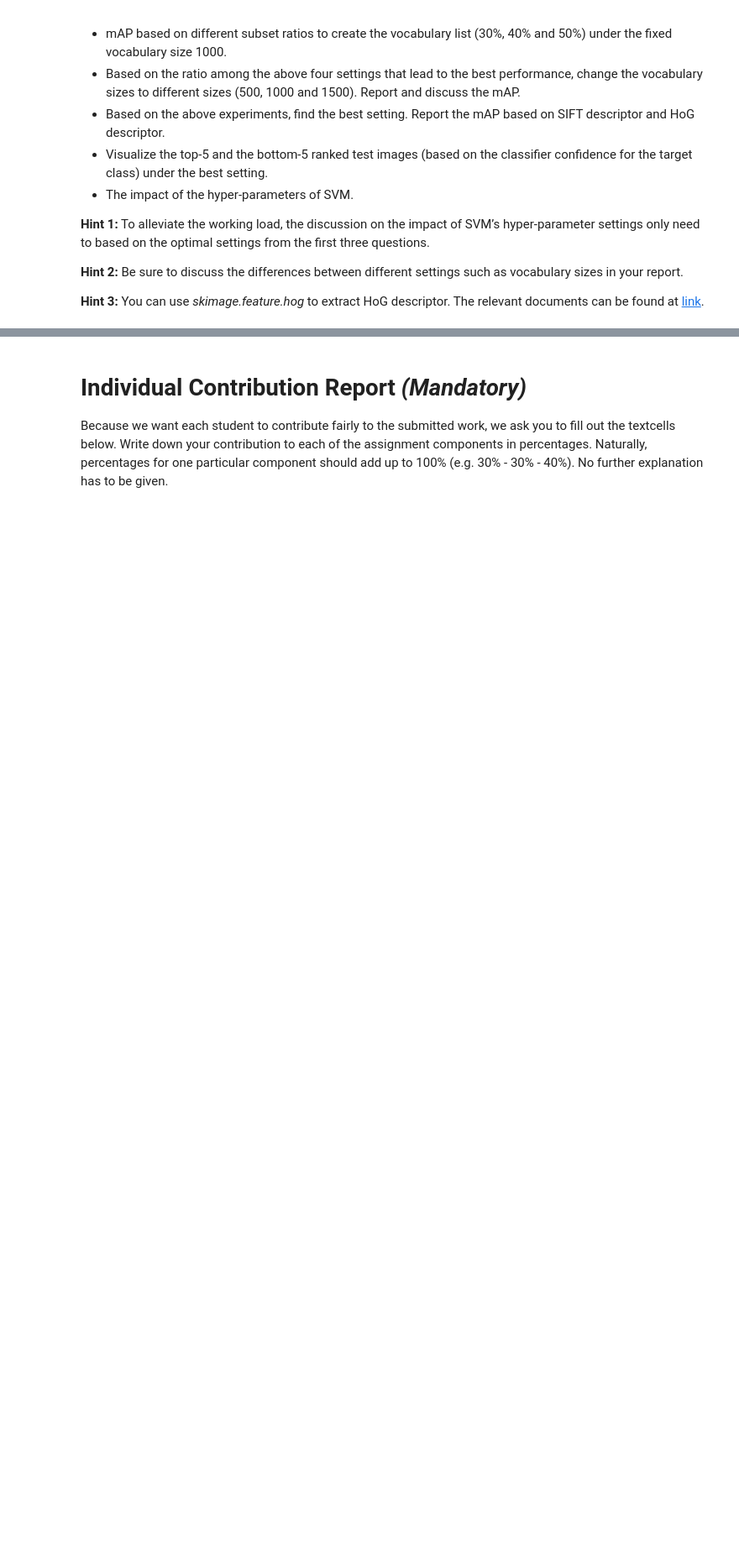
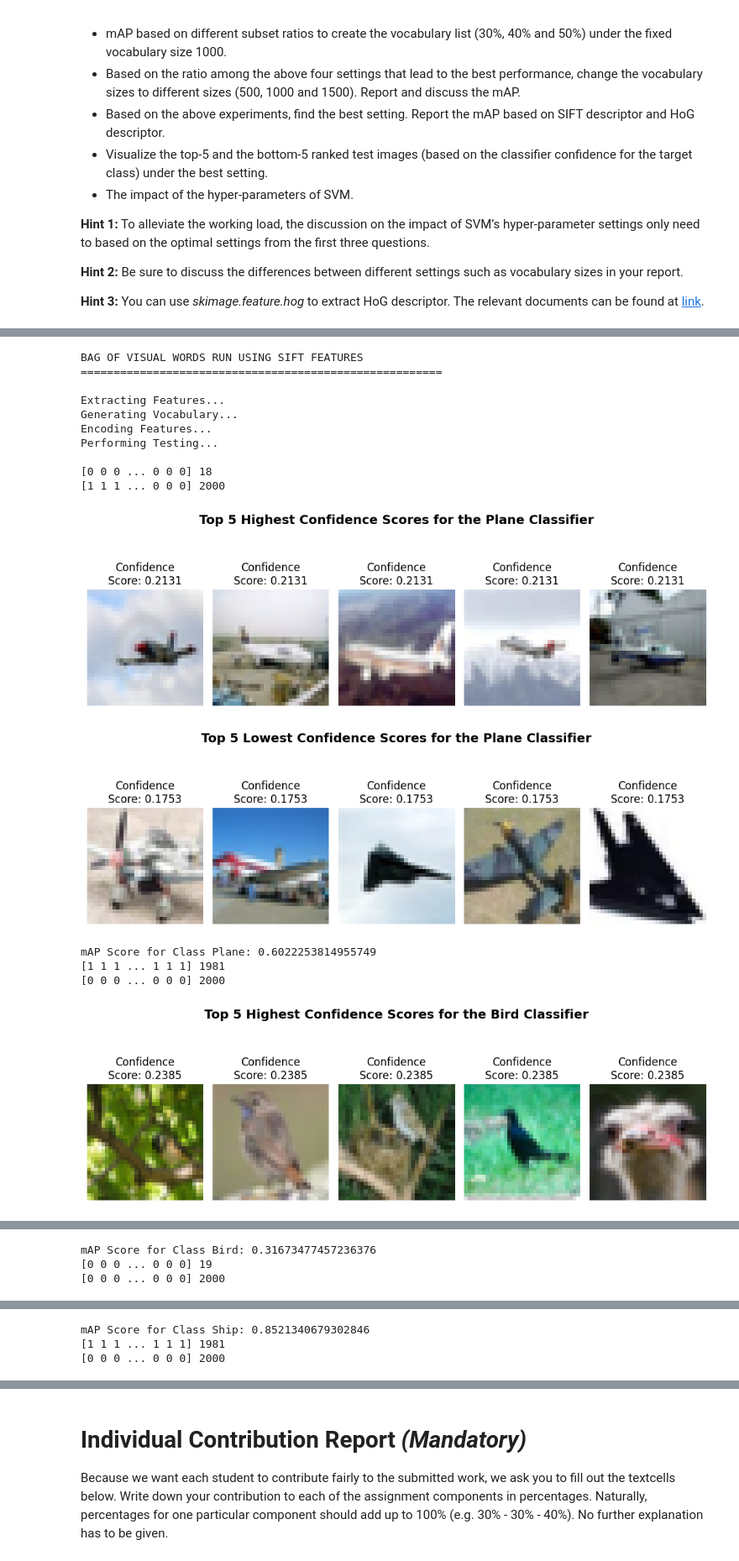
Before and after one commit to ekinfergan/ComputerVision1-UvA, a Jupyter notebook: Lab5/CV1 Final Lab 1.ipynb, the cells around one changed output, grey strips where cells are left out. Shown at 84% size. Drawn from its saved outputs; the diff is of its cells as text; code cells hidden in the pictures; blank space fills up the shorter version.

Commit message:
Param Sweeping + Label Weights

```diff
--- a/Lab5/CV1 Final Lab 1.ipynb
+++ b/Lab5/CV1 Final Lab 1.ipynb
@@ -719,11 +717,10 @@ def pipeline(images, threshold, training_label, class_names, num_classes, vocab_
     # Step 3) Feature Encoding using Vocabulary
     print("Encoding Features...")
     encoded_features = encode_features(features, data_vocab, ftype=ftype)
-    get_samples(encoded_features, threshold, training_label, vocab_size)
 
     # Step 4) Testing and Result Generation
     print("Performing Testing...\n")
-    test_data, test_idx = get_samples(encoded_features, threshold, training_label, vocabulary_size)
+    test_data, test_idx = get_samples(encoded_features, threshold, training_label, vocab_size)
     results = {}
     for label in range(num_classes):
 
@@ -791,3 +788,23 @@ mAP Score for Class Automobile: 0.9538994570710678
 
 Pipeline Done!
 =======================================================
+# %%
+################################
+
+# Cell Containing Results for Vocab Size Sweeping
+
+final_vocab = {}
+# 2) Different Vocabulary Sizes
+for vocab_size in [500, 1500]: # We already know the result for 1000 so it is not necessary here
+
+    print("Generating Results for Vocabulary Size:", vocab_size)
+    final_vocab[vocab_size] = pipeline(images=training_data,
+                                       threshold=0.5, # Best thus far (may need to reevaluate)
+                                       training_label=training_label,
+                                       class_names=class_names,
+                                       num_classes=num_classes,
+                                       vocab_size=vocab_size,
+                                       ftype="sift",
+                                       plot='off')
+
+################################
@@ -793,0 +866,33 @@ Pipeline Done!
+# %%
+################################
+
+# Cell Containing Visualization of Optimal Results
+
+# 4) Visualization
+pipeline(images=training_data,
+         threshold=0.5, # Best thus far (may need to reevaluate)
+         training_label=training_label,
+         class_names=class_names,
+         num_classes=num_classes,
+         vocab_size=500,
+         ftype='sift',
+         plot='on')
+
+################################
+# %% [output]
+BAG OF VISUAL WORDS RUN USING SIFT FEATURES
+=======================================================
+
+Extracting Features...
+Generating Vocabulary...
+Encoding Features...
+Performing Testing...
+
+[0 0 0 ... 0 0 0] 18
+[1 1 1 ... 0 0 0] 2000
+[figure, added]
+[figure, added]
+mAP Score for Class Plane: 0.6022253814955749
+[1 1 1 ... 1 1 1] 1981
+[0 0 0 ... 0 0 0] 2000
+[figure, added]
@@ -793,0 +900,3 @@ Pipeline Done!
+mAP Score for Class Bird: 0.31673477457236376
+[0 0 0 ... 0 0 0] 19
+[0 0 0 ... 0 0 0] 2000
@@ -793,0 +905,3 @@ Pipeline Done!
+mAP Score for Class Ship: 0.8521340679302846
+[1 1 1 ... 1 1 1] 1981
+[0 0 0 ... 0 0 0] 2000
```
Also changed, not shown: parts of 7 cells of this notebook.
